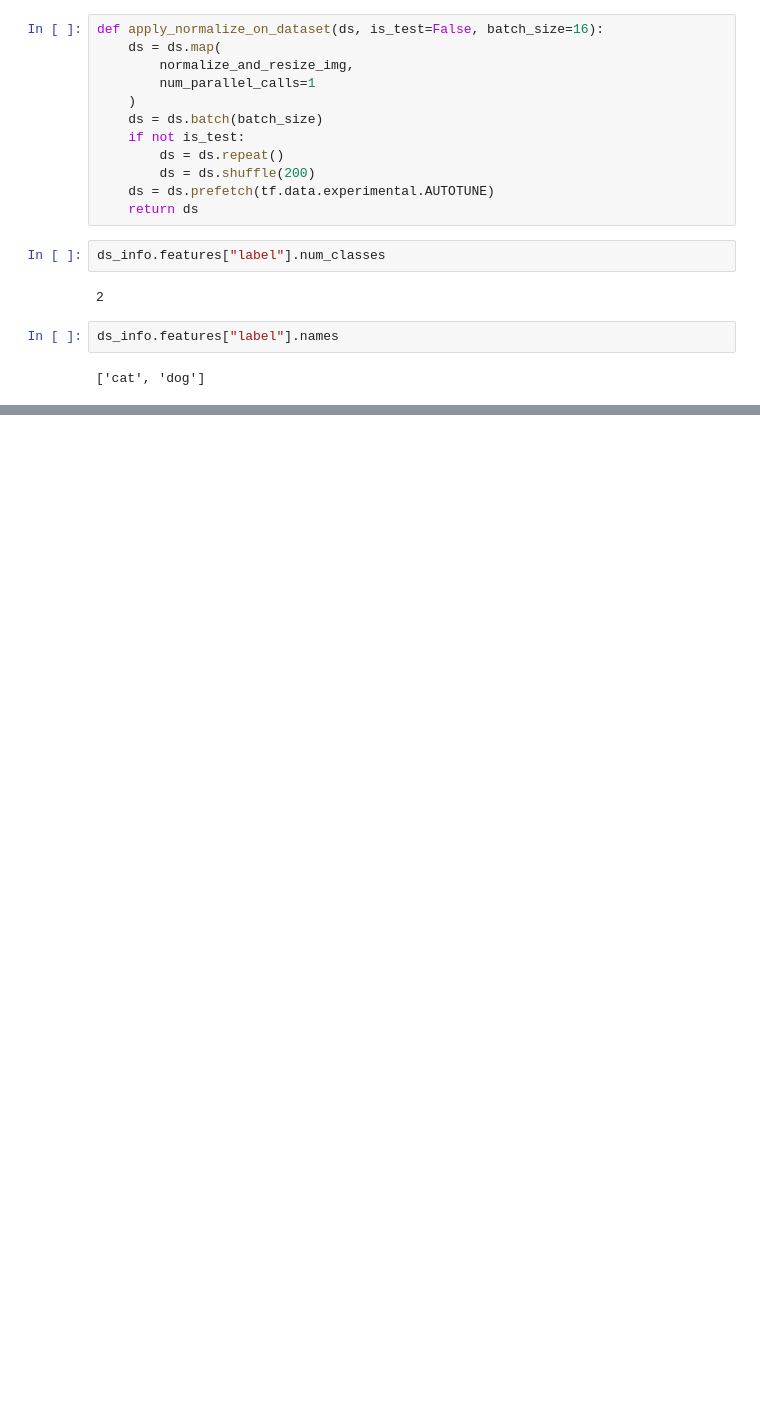
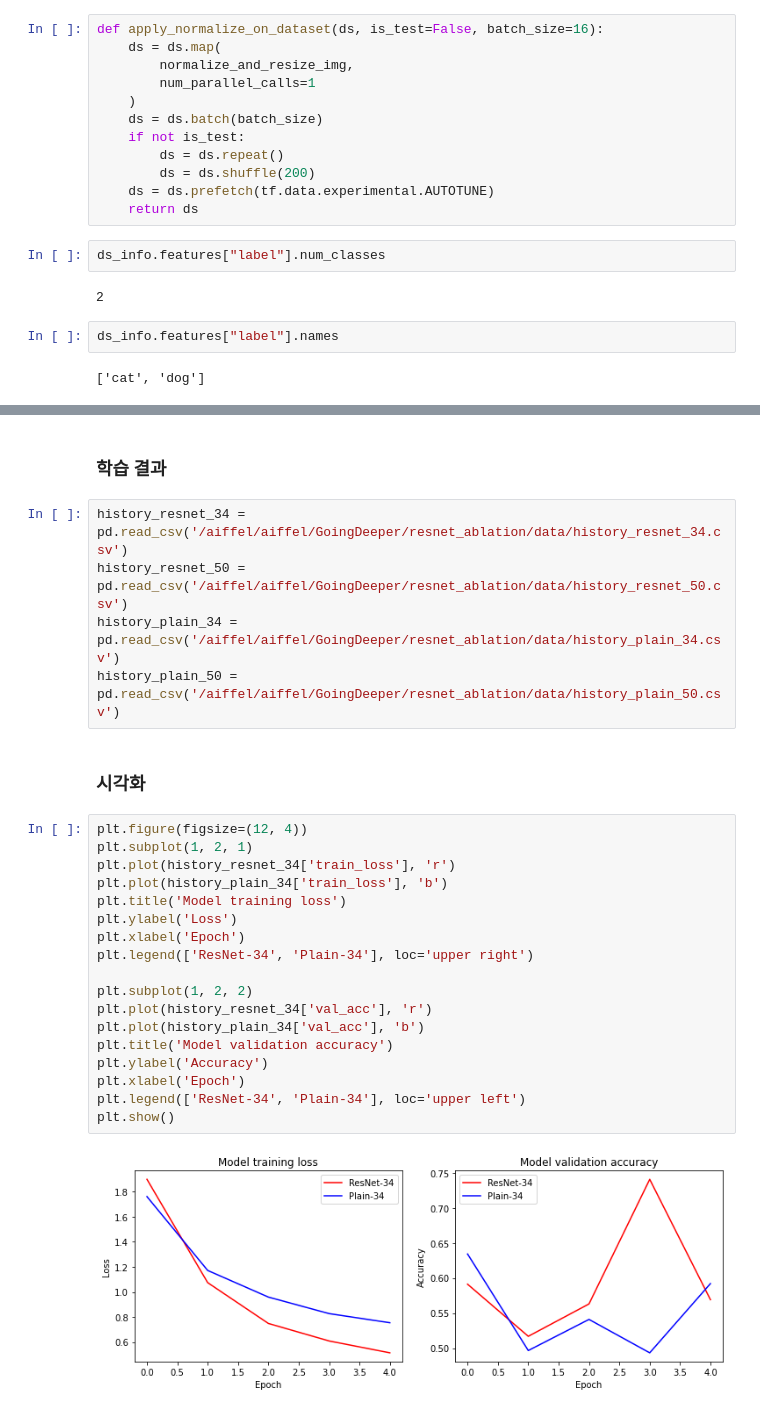
Before and after one commit to jungwooil/aiffel, a Jupyter notebook: LMS/GoingDeeper/02_ResNet_Ablation/02_ResNet_Ablation.ipynb, the cells around one changed output, grey strips where cells are left out. Cells and saved outputs as stored; diff of their text form; blank space fills up the shorter version.

```diff
--- a/LMS/GoingDeeper/02_ResNet_Ablation/02_ResNet_Ablation.ipynb
+++ b/LMS/GoingDeeper/02_ResNet_Ablation/02_ResNet_Ablation.ipynb
@@ -113,0 +526,29 @@ def build_vgg_block(input_layer,
+# %% [markdown]
+### 학습 결과
+# %%
+history_resnet_34 = pd.read_csv('/aiffel/aiffel/GoingDeeper/resnet_ablation/data/history_resnet_34.csv')
+history_resnet_50 = pd.read_csv('/aiffel/aiffel/GoingDeeper/resnet_ablation/data/history_resnet_50.csv')
+history_plain_34 = pd.read_csv('/aiffel/aiffel/GoingDeeper/resnet_ablation/data/history_plain_34.csv')
+history_plain_50 = pd.read_csv('/aiffel/aiffel/GoingDeeper/resnet_ablation/data/history_plain_50.csv')
+# %% [markdown]
+### 시각화
+# %%
+plt.figure(figsize=(12, 4))
+plt.subplot(1, 2, 1)
+plt.plot(history_resnet_34['train_loss'], 'r')
+plt.plot(history_plain_34['train_loss'], 'b')
+plt.title('Model training loss')
+plt.ylabel('Loss')
+plt.xlabel('Epoch')
+plt.legend(['ResNet-34', 'Plain-34'], loc='upper right')
+
+plt.subplot(1, 2, 2)
+plt.plot(history_resnet_34['val_acc'], 'r')
+plt.plot(history_plain_34['val_acc'], 'b')
+plt.title('Model validation accuracy')
+plt.ylabel('Accuracy')
+plt.xlabel('Epoch')
+plt.legend(['ResNet-34', 'Plain-34'], loc='upper left')
+plt.show()
+# %% [output]
+[figure, added]
```
Also changed, not shown: parts of 34 cells of this notebook.
